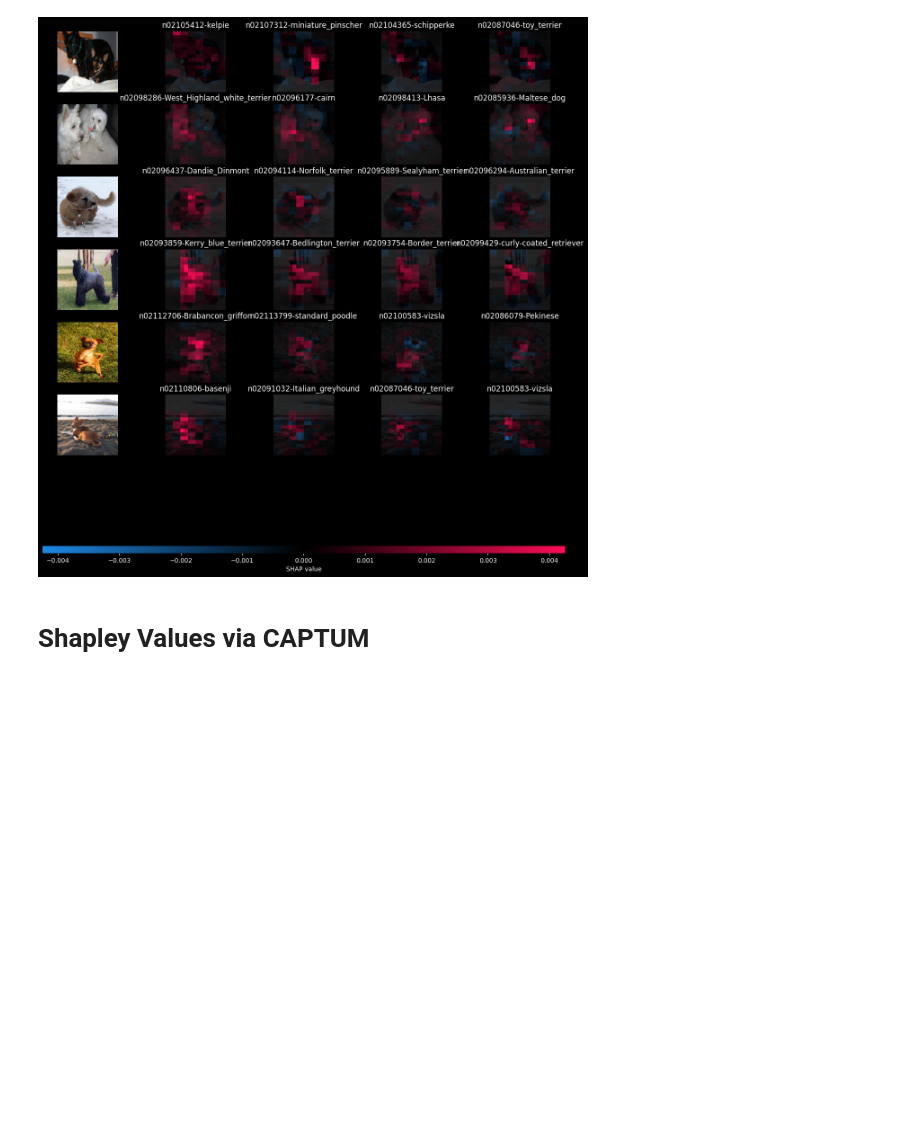
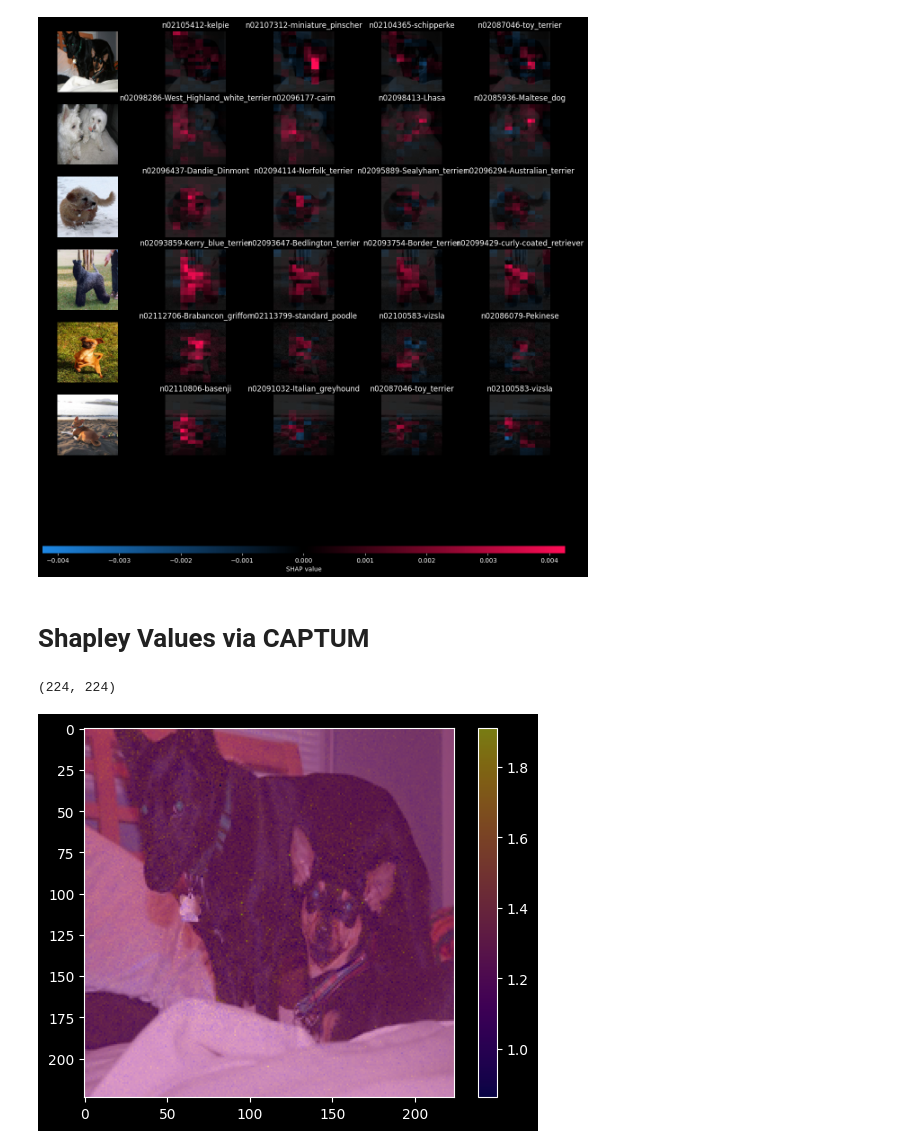
Before and after one commit to xXKeNdAmAmAsTeRXx/XAI_methods_in_classification, a Jupyter notebook: SHAP.ipynb, the cells around one changed output. Cells and saved outputs as stored; diff of their text form; code cells hidden in the pictures; blank space fills up the shorter version.

```diff
--- a/SHAP.ipynb
+++ b/SHAP.ipynb
@@ -128,5 +128,36 @@ from captum.attr import ShapleyValueSampling
 
 svs = ShapleyValueSampling(net_model)
 
-attr = svs.attribute(transform(sample[0]).unsqueeze_(0).to(device), target=1, n_samples=200)
+attr = svs.attribute(transform(sample[0]).unsqueeze_(0).to(device), target=torch.tensor(targets[0]).to(device), n_samples=25, show_progress=True)
 attr
+# %%
+import PIL
+import matplotlib.pyplot as plt
+
+
+
+attr_np = attr.detach().cpu().squeeze().numpy()
+
+
+
+attr_np = (attr_np - attr_np.min()) /  (attr_np.max()- attr_np.min())
+attr_np = attr_np.transpose(1, 2, 0)
+
+
+attr_np = np.sum(attr_np, axis=2)
+print(attr_np.shape)
+
+mean = np.array([0.485, 0.456, 0.406])
+std = np.array([0.229, 0.224, 0.225])
+
+vmin_stat = np.sum(mean - 0.1 * std)
+vmax_stat = np.sum(mean + 0.1* std)
+
+
+plt.imshow(sample[0])
+plt.imshow(attr_np, cmap='plasma',  alpha=0.5)
+plt.colorbar()
+plt.show()
+# %% [output]
+(224, 224)
+[figure, added]
```
